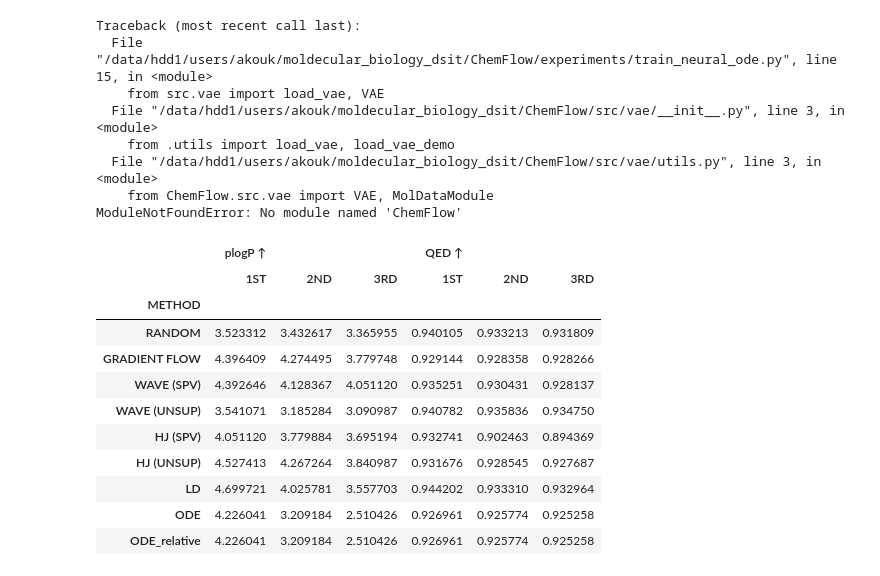
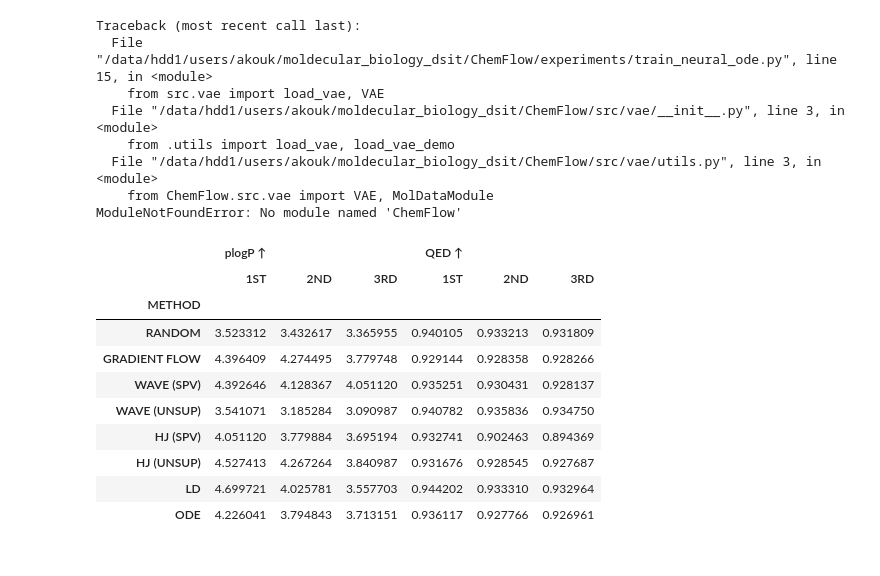
Before and after one commit to apostolhskouk/moldecular_biology_dsit, a Jupyter notebook: ChemFlow/deliverable.ipynb, the cells around one changed output. Drawn from its saved outputs; the diff is of its cells as text; code cells hidden in the pictures.

```diff
--- a/ChemFlow/deliverable.ipynb
+++ b/ChemFlow/deliverable.ipynb
@@ -1344,8 +1345,7 @@ METHOD_CONFIG = {
     "HJ (SPV)": {"method_code": "hj_sup", "suffix": "_0.1_relative"},
     "HJ (UNSUP)": {"method_code": "hj_unsup", "suffix": "_0.1_relative"},
     "LD": {"method_code": "fp", "suffix": "_0.1_relative"},
-    "ODE" :{"method_code": "neural_ode", "suffix": "_0.1_absolute"},
-    #"ODE_relative" :{"method_code": "neural_ode", "suffix": "_0.1_relative"},
+    "ODE" :{"method_code": "neural_ode", "suffix": "_0.1_relative"},
 }
 
 PROPERTY_CONFIG = {
@@ -1357,7 +1357,7 @@ PROPERTY_CONFIG = {
 
 ranks = ["1ST", "2ND", "3RD"]
 table_data = []
-method_names_ordered = ["RANDOM", "GRADIENT FLOW", "WAVE (SPV)", "WAVE (UNSUP)", "HJ (SPV)", "HJ (UNSUP)", "LD", "ODE", "ODE_relative"]
+method_names_ordered = ["RANDOM", "GRADIENT FLOW", "WAVE (SPV)", "WAVE (UNSUP)", "HJ (SPV)", "HJ (UNSUP)", "LD", "ODE"]
 property_names_ordered = ["plogP ↑", "QED ↑"]
 
 base_path = Path("data/interim/uc_optim")
@@ -1393,32 +1393,31 @@ df_results = pd.DataFrame(table_data)
 df_results = df_results.set_index("METHOD")
 df_results.columns = pd.MultiIndex.from_tuples(df_results.columns)
 
 column_formats = {}
 for prop_col_name, _ in df_results.columns:
     is_docking = "DOCKING" in prop_col_name
     is_qed = prop_col_name == "QED ↑"
 
     for rank_col_name in ranks:
         if is_docking:
             column_formats[(prop_col_name, rank_col_name)] = '{:.2f}'
         elif is_qed:
             column_formats[(prop_col_name, rank_col_name)] = '{:.3f}'
         else:
             column_formats[(prop_col_name, rank_col_name)] = '{:.2f}'
 
 pd.set_option('display.max_columns', None)
 pd.set_option('display.width', 200)
 df_results
 # %% [output]
 |  | plogP ↑ |  |  | QED ↑ |  |  |
 |  | 1ST | 2ND | 3RD | 1ST | 2ND | 3RD |
 | METHOD |  |  |  |  |  |  |
 | RANDOM | 3.523312 | 3.432617 | 3.365955 | 0.940105 | 0.933213 | 0.931809 |
 | GRADIENT FLOW | 4.396409 | 4.274495 | 3.779748 | 0.929144 | 0.928358 | 0.928266 |
 | WAVE (SPV) | 4.392646 | 4.128367 | 4.051120 | 0.935251 | 0.930431 | 0.928137 |
 | WAVE (UNSUP) | 3.541071 | 3.185284 | 3.090987 | 0.940782 | 0.935836 | 0.934750 |
 | HJ (SPV) | 4.051120 | 3.779884 | 3.695194 | 0.932741 | 0.902463 | 0.894369 |
 | HJ (UNSUP) | 4.527413 | 4.267264 | 3.840987 | 0.931676 | 0.928545 | 0.927687 |
 | LD | 4.699721 | 4.025781 | 3.557703 | 0.944202 | 0.933310 | 0.932964 |
-| ODE | 4.226041 | 3.209184 | 2.510426 | 0.926961 | 0.925774 | 0.925258 |
-| ODE_relative | 4.226041 | 3.209184 | 2.510426 | 0.926961 | 0.925774 | 0.925258 |
+| ODE | 4.226041 | 3.794843 | 3.713151 | 0.936117 | 0.927766 | 0.926961 |
```
Also changed, not shown: parts of 3 cells of this notebook, 5 other files.
